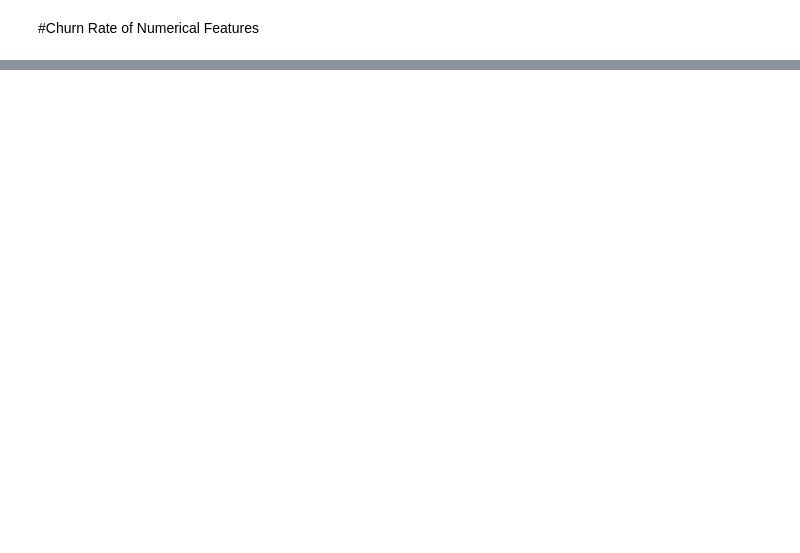
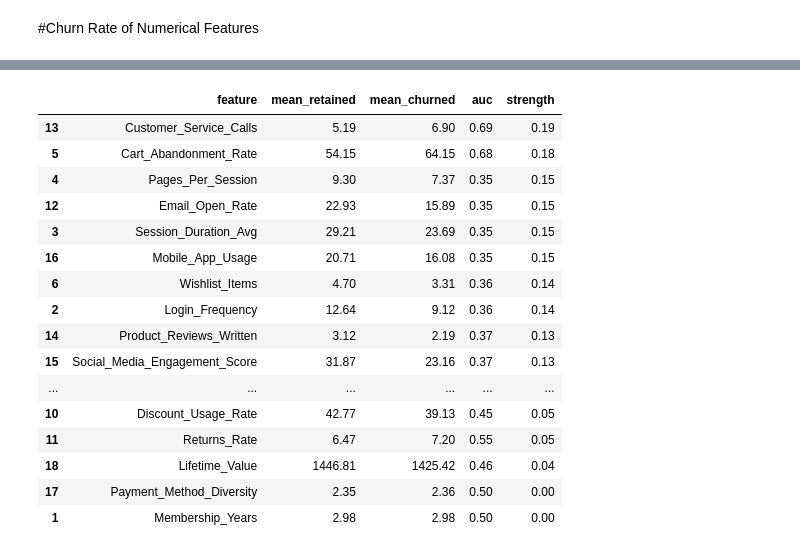
Before and after one commit to calumMcg/Customer-churn-retention-analysis, a Jupyter notebook: customer_churn_retention.ipynb, the cells around one changed output, grey strips where cells are left out. Cells and saved outputs as stored; diff of their text form; code cells hidden in the pictures; blank space fills up the shorter version.

```diff
--- a/customer_churn_retention.ipynb
+++ b/customer_churn_retention.ipynb
@@ -319,0 +322,31 @@ Signup_Quarter: p = 0.0274
+# %%
+rows = []
+for c in cont_cols:
+    x = df[[c, target_col]].dropna()
+    rows.append({
+        'feature': c,
+        'mean_retained': x.loc[x[target_col] == 0, c].mean(),
+        'mean_churned':  x.loc[x[target_col] == 1, c].mean(),
+        'auc': roc_auc_score(x[target_col], x[c]),
+    })
+res = pd.DataFrame(rows)
+res['strength'] = (res['auc'] - 0.5).abs()
+display(res.sort_values('strength', ascending=False).round(2))
+# %% [output]
+|  | feature | mean_retained | mean_churned | auc | strength |
+| 13 | Customer_Service_Calls | 5.19 | 6.90 | 0.69 | 0.19 |
+| 5 | Cart_Abandonment_Rate | 54.15 | 64.15 | 0.68 | 0.18 |
+| 4 | Pages_Per_Session | 9.30 | 7.37 | 0.35 | 0.15 |
+| 12 | Email_Open_Rate | 22.93 | 15.89 | 0.35 | 0.15 |
+| 3 | Session_Duration_Avg | 29.21 | 23.69 | 0.35 | 0.15 |
+| 16 | Mobile_App_Usage | 20.71 | 16.08 | 0.35 | 0.15 |
+| 6 | Wishlist_Items | 4.70 | 3.31 | 0.36 | 0.14 |
+| 2 | Login_Frequency | 12.64 | 9.12 | 0.36 | 0.14 |
+| 14 | Product_Reviews_Written | 3.12 | 2.19 | 0.37 | 0.13 |
+| 15 | Social_Media_Engagement_Score | 31.87 | 23.16 | 0.37 | 0.13 |
+| ... | ... | ... | ... | ... | ... |
+| 10 | Discount_Usage_Rate | 42.77 | 39.13 | 0.45 | 0.05 |
+| 11 | Returns_Rate | 6.47 | 7.20 | 0.55 | 0.05 |
+| 18 | Lifetime_Value | 1446.81 | 1425.42 | 0.46 | 0.04 |
+| 17 | Payment_Method_Diversity | 2.35 | 2.36 | 0.50 | 0.00 |
+| 1 | Membership_Years | 2.98 | 2.98 | 0.50 | 0.00 |
```
Also changed, not shown: parts of 12 cells of this notebook.
